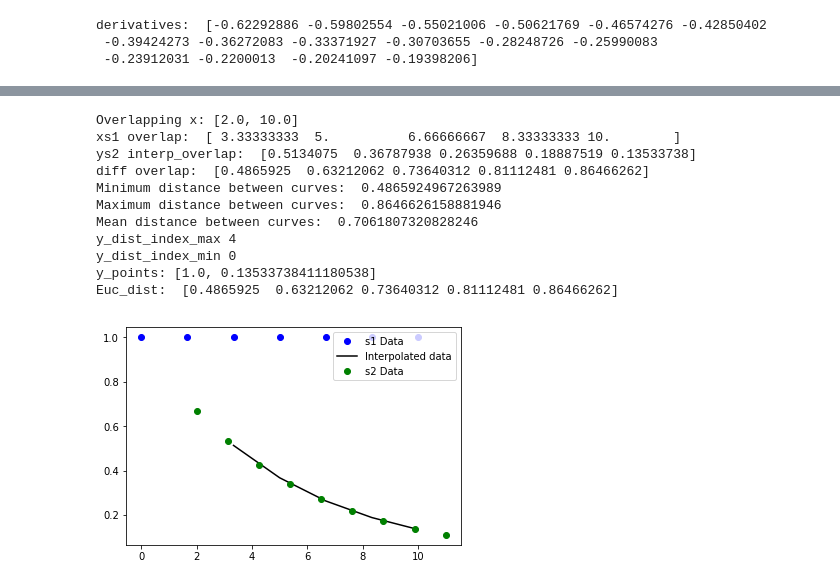
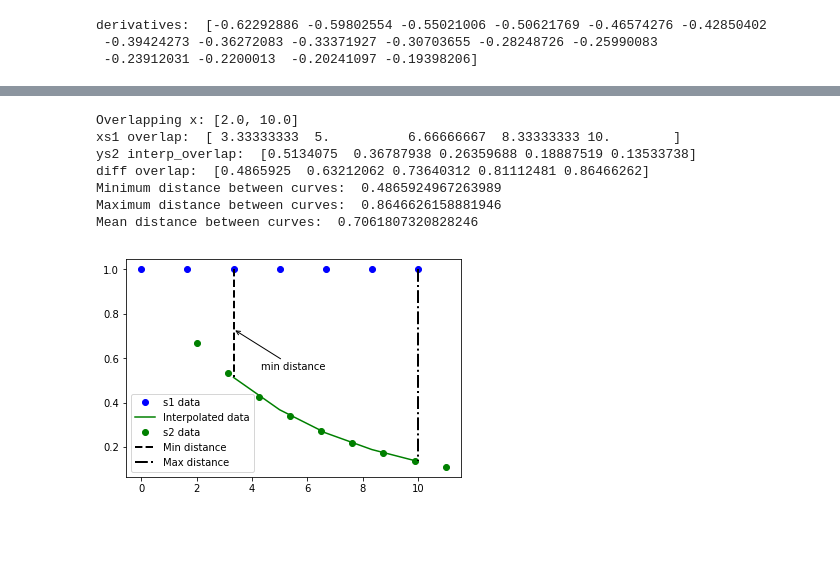
Before and after one commit to sunshinescience/tsdiff, a Jupyter notebook: tsdiff.ipynb, the cells around one changed output, grey strips where cells are left out. Saved outputs shown, nothing was run; the diff lists cells and outputs as text; code cells hidden in the pictures; blank space fills up the shorter version.

Commit message:
Annotating plot

```diff
--- a/tsdiff.ipynb
+++ b/tsdiff.ipynb
@@ -537,16 +520,17 @@ def compare_curves_v2(xs1, ys1, xs2, ys2):
 
     xs1_overlap_where = np.where((xs1 >= xs_overlap_min) & (xs1 <= xs_overlap_max)) # x values >= the min of both curves and x values <= the max of both curves
     xs1_overlap = xs1[xs1_overlap_where] # xs1 overlap values, these are the points along the xs1 curve within the overlap range
-    print ('xs1 overlap: ', xs1_overlap)
 
     # Interpolate master curve
     f2 = interpolate.interp1d(xs2, ys2, kind='cubic')
     ys2_interp_overlap = f2(xs1_overlap) # y values of the interpolated line at the points of xs1_overlap range
-    print ('ys2 interp_overlap: ', ys2_interp_overlap)
 
     # Compute vertical difference in y values between the y values of ys1 within the xs1 overlap range and the y values of the interpolated line at the ys1 points of xs1 overlap range
     diff_overlap = ys1[xs1_overlap_where] - ys2_interp_overlap # y values of ys1 within the overlap range minus the y values of the interpolated line at the ys1 points of overlap range
     print ('diff overlap: ', diff_overlap)
+
+    # Compute Euclidean distance between the above two curves (same as above vertical difference calculation because the x-values here are the same now)
+    Euc_dist = np.sqrt((xs1_overlap - xs1_overlap)**2 + (ys1[xs1_overlap_where] - ys2_interp_overlap)**2)
 
     # Compute min, max, mean values between curves
     diff_overlap_min = min(diff_overlap)
@@ -563,48 +547,49 @@ def compare_curves_v2(xs1, ys1, xs2, ys2):
     for i in diff_overlap:
         index = index + 1
         y_diff_overlap_index.append(index)
         if i == y_min:
             y_dist_index_min = index - 1 # Index of where the minimum distance between the curves is located within y_distance
         elif i == y_max:
             y_dist_index_max = index - 1 # Index of where the maximum distance between the curves is located within y_distance
-    print ('y_dist_index_max', y_dist_index_max)
-    print ('y_dist_index_min', y_dist_index_min)
+
+    x_value_min = []
+    x_value_max = []
+    for i in range(2):
+        x_value_min.append(xs1_overlap[y_dist_index_min]) # x value where the minimum between the two curves is located, appending it twice in order to plot the min location between curves
+        x_value_max.append(xs1_overlap[y_dist_index_max]) # x value where the maximum between the two curves is located, appending it twice in order to plot the max location between curves
 
     diff_overlap_min_y = [] # Two y-axis end points where the minimum between the two curves is located
     diff_overlap_min_y.append(ys1[xs1_overlap_where][y_dist_index_min])
     diff_overlap_min_y.append(ys2_interp_overlap[y_dist_index_min])
+    diff_overlap_min_y_middle = ((ys1[xs1_overlap_where][y_dist_index_min]) - (ys2_interp_overlap[y_dist_index_min]))*1.5 # Location of where to annotate an arrow along the y-axis
     diff_overlap_max_y = [] # Two y-axis end points where the maximum between the two curves is located
     diff_overlap_max_y.append(ys1[xs1_overlap_where][y_dist_index_max])
     diff_overlap_max_y.append(ys2_interp_overlap[y_dist_index_max])
+    diff_overlap_max_y_middle = ((ys1[xs1_overlap_where][y_dist_index_max]) - (ys2_interp_overlap[y_dist_index_max]))*1.5
 
-    xs1_overlap
-
-    # Compute Euclidean distance between the above two points (same as above vertical difference calculation because the x-values here are the same)
-    Euc_dist = np.sqrt((xs1_overlap - xs1_overlap)**2 + (ys1[xs1_overlap_where] - ys2_interp_overlap)**2)
-    print ('Euc_dist: ', Euc_dist)
-
-    plt.plot(xs1, ys1, 'bo', label='s1 Data')
-    plt.plot(xs1_overlap, ys2_interp_overlap, 'k-', label='Interpolated data')
-    plt.plot(xs2, ys2, 'go', label='s2 Data')
-    #plt.plot(xs2_interp_overlap_end_values, ys2_interp_overlap_end_values, 'k-', label='Interpolated data')
-    plt.legend(loc='upper right')
+    plt.plot(xs1, ys1, 'bo', label='s1 data')
+    plt.plot(xs1_overlap, ys2_interp_overlap, 'g-', label='Interpolated data')
+    plt.plot(xs2, ys2, 'go', label='s2 data')
+    plt.plot(x_value_min, diff_overlap_min_y, 'k--', linewidth=2, label='Min distance')
+    plt.plot(x_value_max, diff_overlap_max_y, 'k-.', linewidth=2, label='Max distance')
+    plt.legend(loc='best')
+    plt.annotate('min distance', xy=(x_value_min[0], diff_overlap_min_y_middle), xytext=((x_value_min[0] + 1), (diff_overlap_min_y_middle*.75)),
+            arrowprops=dict(arrowstyle="->", connectionstyle="arc3"))
+    #plt.annotate('max distance', xy=(x_value_max[0], diff_overlap_max_y_middle), xytext=((x_value_max[0] + 1), (diff_overlap_max_y_middle*.75)),
+    #        arrowprops=dict(arrowstyle="->", connectionstyle="arc3"))
     plt.show()
 
 xs1 = np.linspace(0, 10, 7)
 xs2 = np.linspace(2, 11, 9)
 ys1 = np.ones_like(xs1)
 ys2 = np.exp(-xs2/5.0)
 compare_curves_v2(xs1, ys1, xs2, ys2)
 # %% [output]
 Overlapping x: [2.0, 10.0]
 xs1 overlap:  [ 3.33333333  5.          6.66666667  8.33333333 10.        ]
 ys2 interp_overlap:  [0.5134075  0.36787938 0.26359688 0.18887519 0.13533738]
 diff overlap:  [0.4865925  0.63212062 0.73640312 0.81112481 0.86466262]
 Minimum distance between curves:  0.4865924967263989
 Maximum distance between curves:  0.8646626158881946
 Mean distance between curves:  0.7061807320828246
-y_dist_index_max 4
-y_dist_index_min 0
-y_points: [1.0, 0.13533738411180538]
-Euc_dist:  [0.4865925  0.63212062 0.73640312 0.81112481 0.86466262]
-[figure, old version]
+[figure, new version]
```
Also changed, not shown: parts of 1 cell of this notebook.
